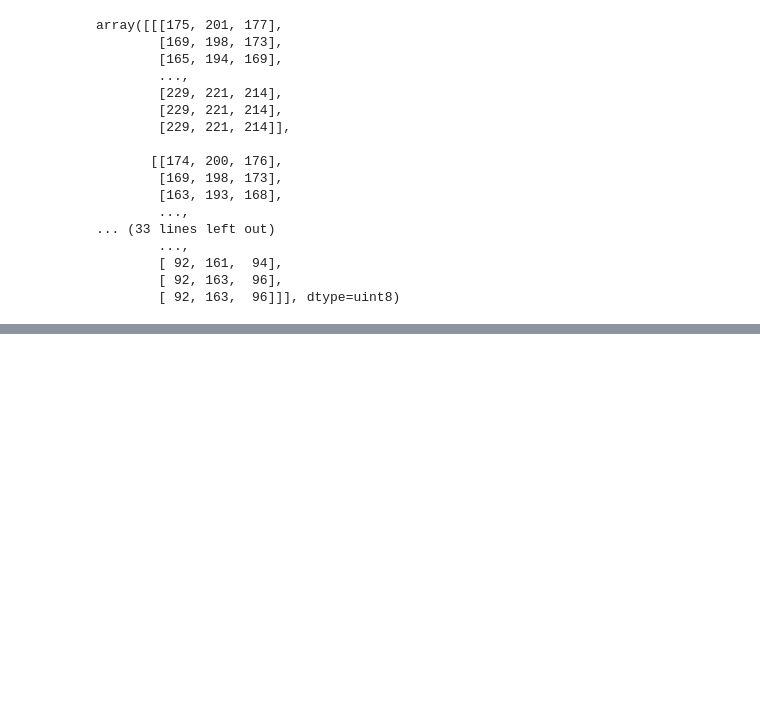
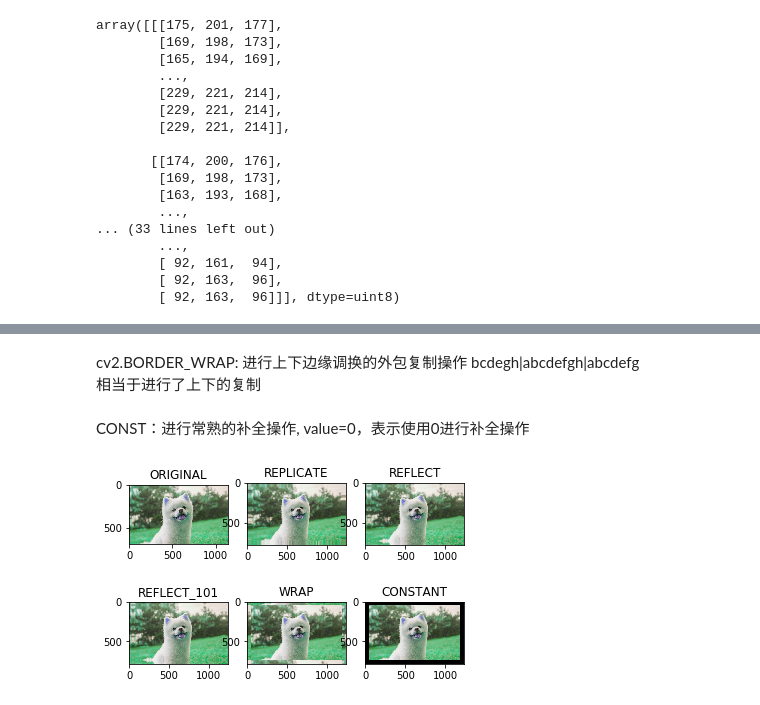
Before and after one commit to Shannon33/Learning_route, a Jupyter notebook: opencv_study_notes/图像基本操作/图像处理基础操作.ipynb, the cells around one changed output, grey strips where cells are left out. Cells and saved outputs as stored; diff of their text form; code cells hidden in the pictures; blank space fills up the shorter version.

```diff
--- a/opencv_study_notes/图像基本操作/图像处理基础操作.ipynb
+++ b/opencv_study_notes/图像基本操作/图像处理基础操作.ipynb
@@ -35,0 +143,2 @@ cv2.destroyAllWindows()
+# %%
+reflect = cv2.copyMakeBorder(img,top_size,bottom_size,left_size,right_size,borderType = cv2.BORDER_REFLECT)
@@ -35,0 +147,22 @@ cv2.destroyAllWindows()
+# %%
+reflect101 = cv2.copyMakeBorder(img,top_size,bottom_size,left_size,right_size,borderType=cv2.BORDER_REFLECT_101)
+# %% [markdown]
+cv2.BORDER_WRAP: 进行上下边缘调换的外包复制操作     bcdegh|abcdefgh|abcdefg
+相当于进行了上下的复制
+# %%
+wrap = cv2.copyMakeBorder(img,top_size,bottom_size,left_size,right_size,borderType=cv2.BORDER_WRAP)
+# %% [markdown]
+CONST：进行常熟的补全操作, value=0，表示使用0进行补全操作
+# %%
+constant = cv2.copyMakeBorder(img, top_size, bottom_size, left_size, right_size,cv2.BORDER_CONSTANT, value=0)
+# %%
+plt.subplot(231), plt.imshow(img, 'gray'), plt.title('ORIGINAL')
+plt.subplot(232), plt.imshow(replicate, 'gray'), plt.title('REPLICATE')
+plt.subplot(233), plt.imshow(reflect, 'gray'), plt.title('REFLECT')
+plt.subplot(234), plt.imshow(reflect101, 'gray'), plt.title('REFLECT_101')
+plt.subplot(235), plt.imshow(wrap, 'gray'), plt.title('WRAP')
+plt.subplot(236), plt.imshow(constant, 'gray'), plt.title('CONSTANT')
+
+plt.show()
+# %% [output]
+[figure, added]
```
Also changed, not shown: parts of 36 cells of this notebook.
